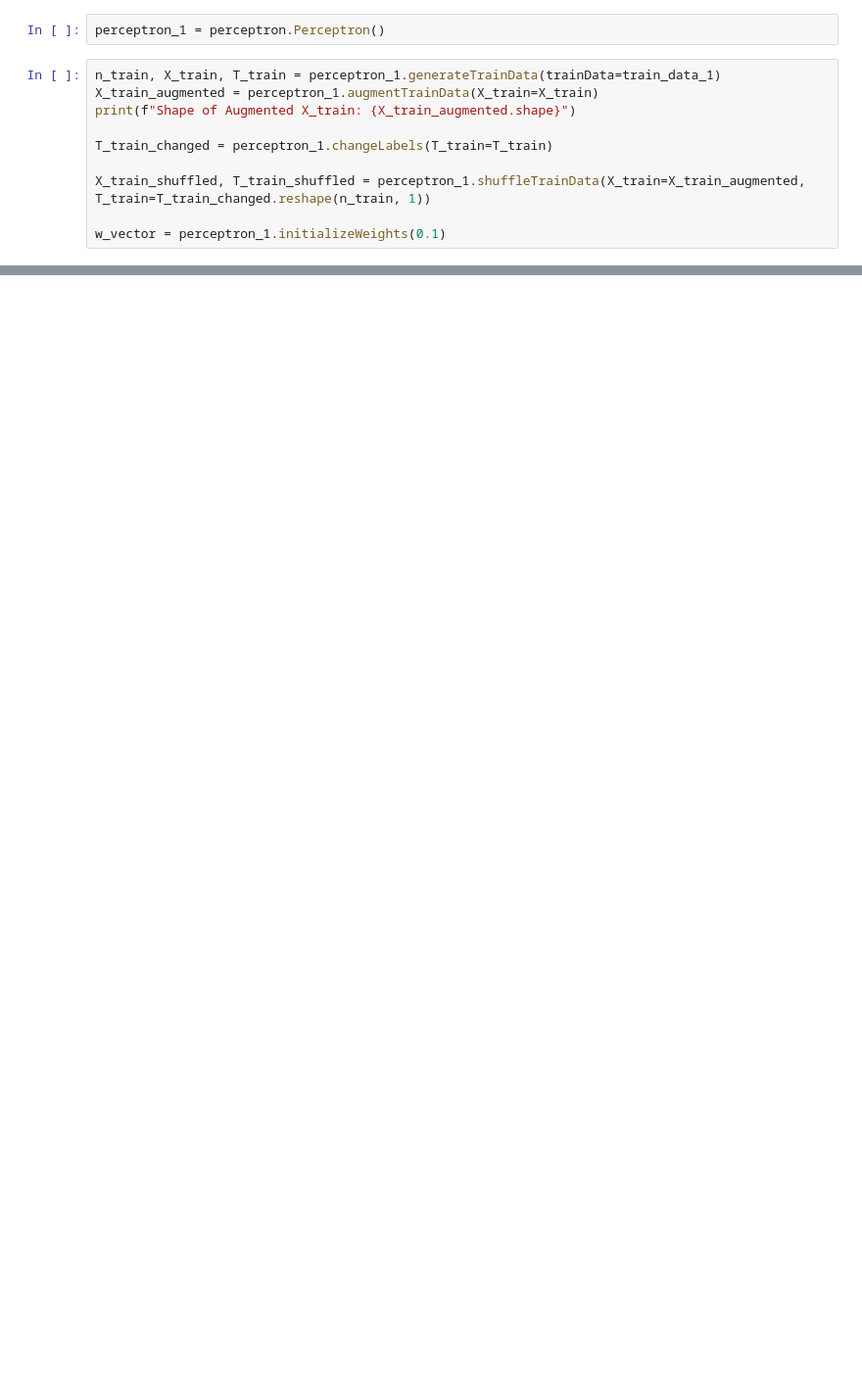
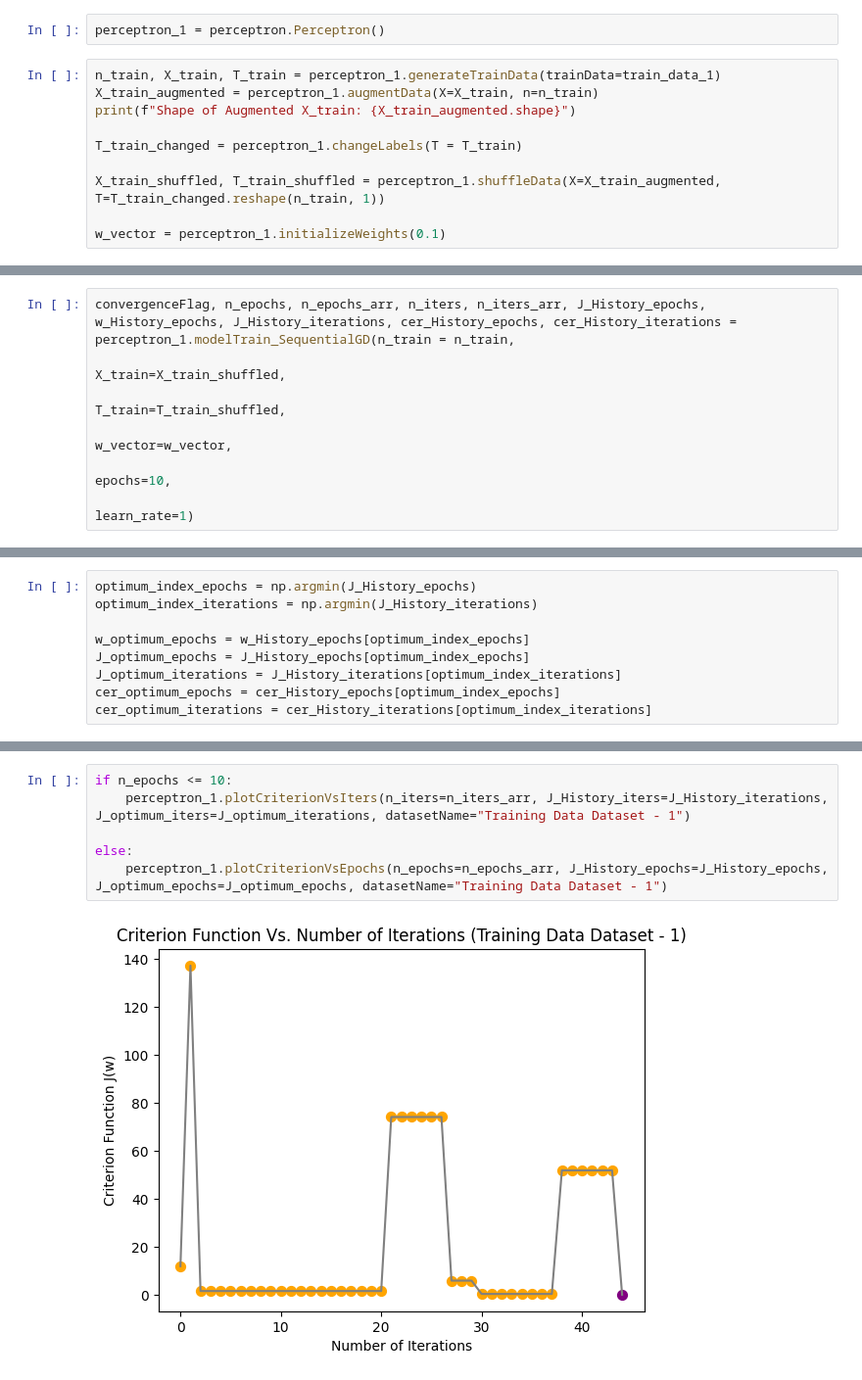
Before and after one commit to SudeshKumarSK/ee559-mlOne, a Jupyter notebook: HW-3/homeworkThree.ipynb, the cells around one changed output, grey strips where cells are left out. Shown: that part at 98% size. Drawn from its saved outputs; the diff is of its cells as text; blank space fills up the shorter version.

```diff
--- a/HW-3/homeworkThree.ipynb
+++ b/HW-3/homeworkThree.ipynb
@@ -100,12 +104,12 @@ Train Data -> 3:
 perceptron_1 = perceptron.Perceptron()
 # %%
 n_train, X_train, T_train = perceptron_1.generateTrainData(trainData=train_data_1)
-X_train_augmented = perceptron_1.augmentTrainData(X_train=X_train)
+X_train_augmented = perceptron_1.augmentData(X=X_train, n=n_train)
 print(f"Shape of Augmented X_train: {X_train_augmented.shape}")
 
-T_train_changed = perceptron_1.changeLabels(T_train=T_train)
+T_train_changed = perceptron_1.changeLabels(T = T_train)
 
-X_train_shuffled, T_train_shuffled = perceptron_1.shuffleTrainData(X_train=X_train_augmented, T_train=T_train_changed.reshape(n_train, 1))
+X_train_shuffled, T_train_shuffled = perceptron_1.shuffleData(X=X_train_augmented, T=T_train_changed.reshape(n_train, 1))
 
 w_vector = perceptron_1.initializeWeights(0.1)
 # %% [output]
@@ -175,0 +123,7 @@ array([[-0.9       ],
+# %%
+convergenceFlag, n_epochs, n_epochs_arr, n_iters, n_iters_arr, J_History_epochs, w_History_epochs, J_History_iterations, cer_History_epochs, cer_History_iterations = perceptron_1.modelTrain_SequentialGD(n_train = n_train,
+                                                                                                                                                                X_train=X_train_shuffled,
+                                                                                                                                                                T_train=T_train_shuffled,
+                                                                                                                                                                w_vector=w_vector,
+                                                                                                                                                                epochs=10,
+                                                                                                                                                                learn_rate=1)
@@ -175,0 +132,9 @@ array([[-0.9       ],
+# %%
+optimum_index_epochs = np.argmin(J_History_epochs)
+optimum_index_iterations = np.argmin(J_History_iterations)
+
+w_optimum_epochs = w_History_epochs[optimum_index_epochs]
+J_optimum_epochs = J_History_epochs[optimum_index_epochs]
+J_optimum_iterations = J_History_iterations[optimum_index_iterations]
+cer_optimum_epochs = cer_History_epochs[optimum_index_epochs]
+cer_optimum_iterations = cer_History_iterations[optimum_index_iterations]
@@ -175,0 +159,8 @@ array([[-0.9       ],
+# %%
+if n_epochs <= 10:
+    perceptron_1.plotCriterionVsIters(n_iters=n_iters_arr, J_History_iters=J_History_iterations, J_optimum_iters=J_optimum_iterations, datasetName="Training Data Dataset - 1")
+
+else:
+    perceptron_1.plotCriterionVsEpochs(n_epochs=n_epochs_arr, J_History_epochs=J_History_epochs, J_optimum_epochs=J_optimum_epochs, datasetName="Training Data Dataset - 1")
+# %% [output]
+[figure, added]
```
Also changed, not shown: parts of 17 cells of this notebook.
